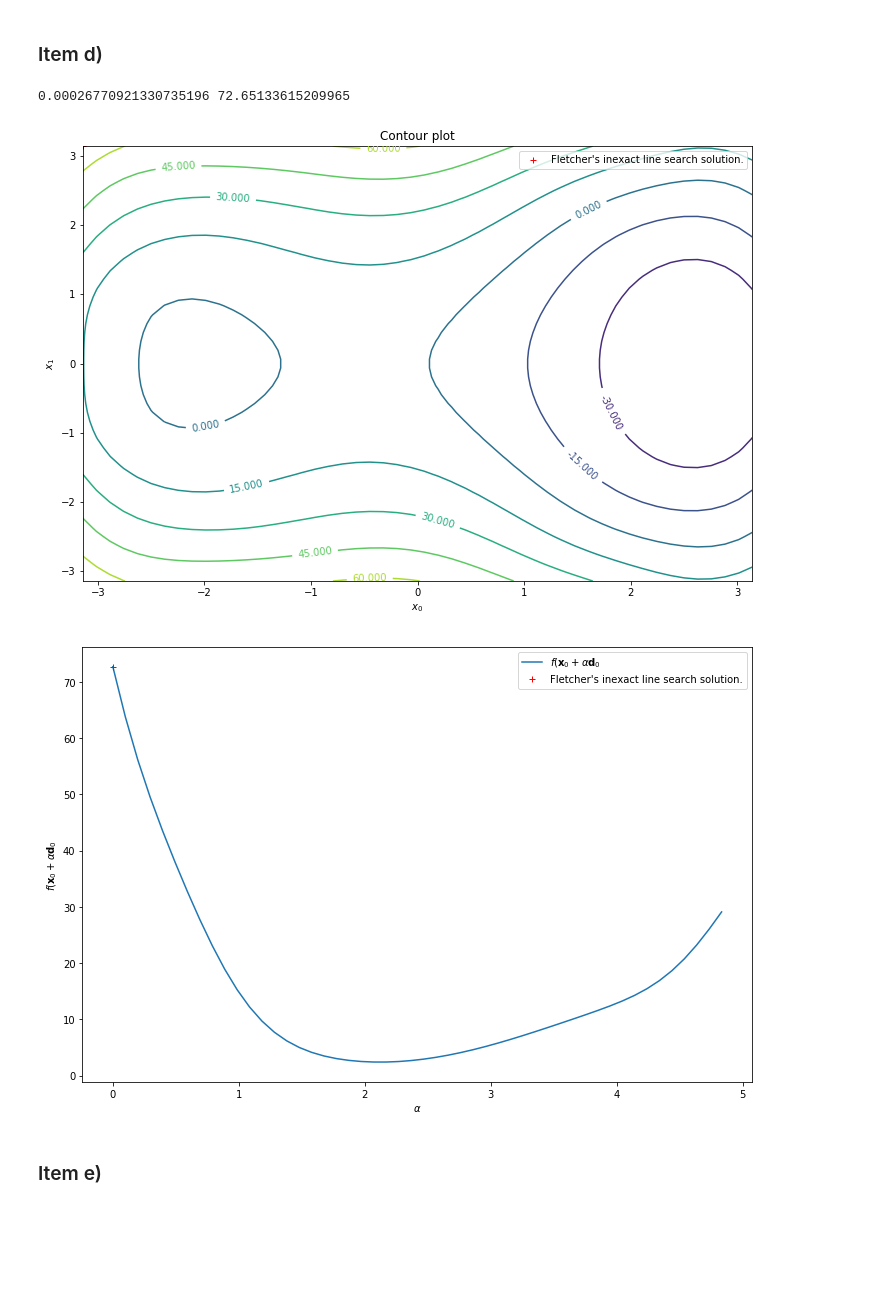
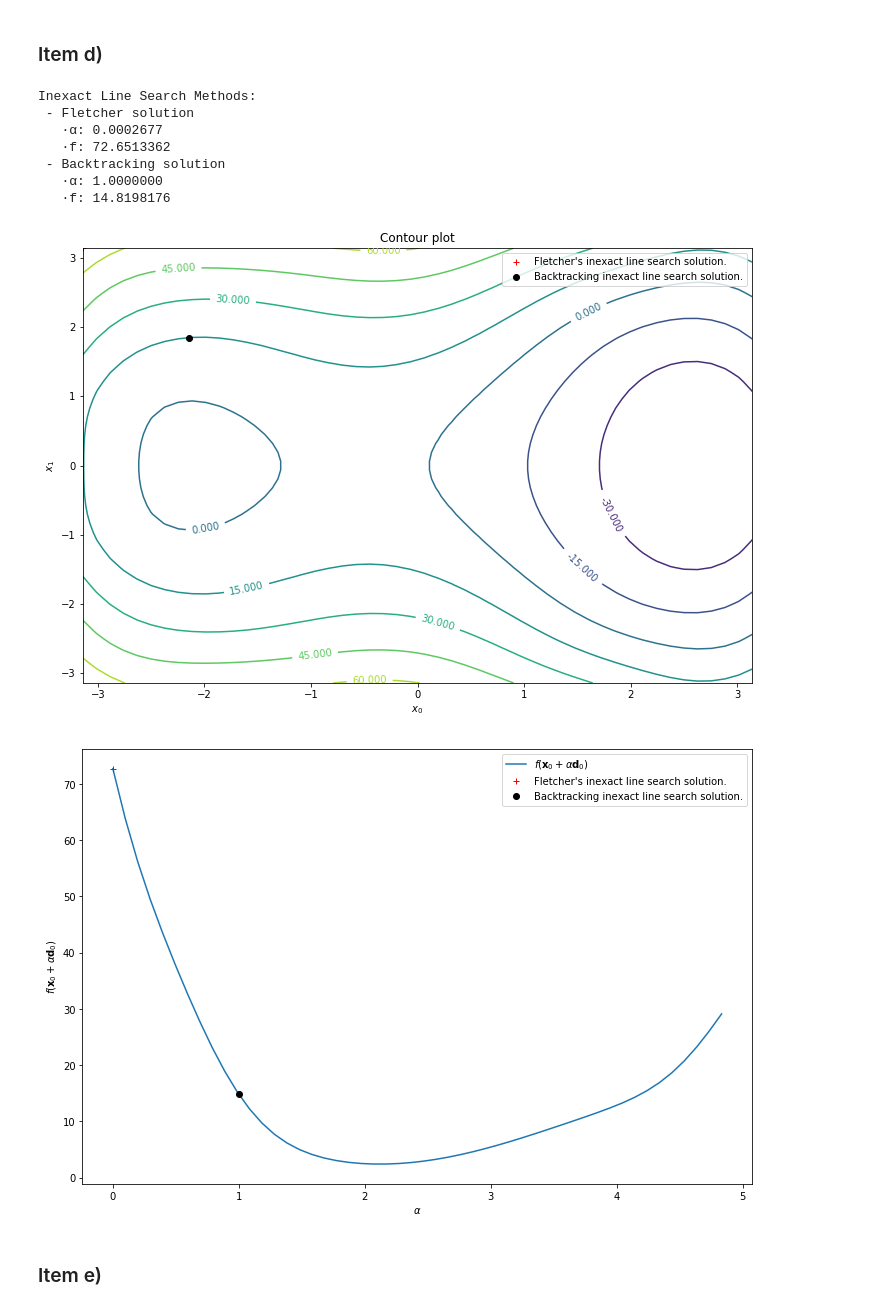
Before and after one commit to crucis/ConvexOptimization, a Jupyter notebook: Exercises/ExerciciosLista1.ipynb, the cells around one changed output. Drawn from its saved outputs; the diff is of its cells as text; code cells hidden in the pictures; blank space fills up the shorter version.

Commit message:
Added backtracking line search for 4.11

```diff
--- a/Exercises/ExerciciosLista1.ipynb
+++ b/Exercises/ExerciciosLista1.ipynb
@@ -216,19 +217,29 @@ d_0 = np.array([1.0, -1.3])
 func = functionObj(order4_polynomial)
 
 item_d_optimizer = InexactLineSearch(func, x_0, d_0)
-alpha, f0 = item_d_optimizer._line_search()
-print(alpha, f0)
+backtracking_opt = BacktrackingLineSearch(func, x_0, d_0)
+alpha_f, f0_f = item_d_optimizer._line_search()
+alpha_b, f0_b = backtracking_opt._backtracking_line_search(func.grad(x_0))
+print('Inexact Line Search Methods:')
+print(' - Fletcher solution\n   '+u'\u00B7' + u'\u03B1'+': %.7f\n   '%alpha_f + u'\u00B7' + 'f: %.7f'%f0_f)
+print(' - Backtracking solution\n   '+u'\u00B7'+ u'\u03B1'+': %.7f\n   '%alpha_b + u'\u00B7' + 'f: %.7f'%f0_b)
 # %% [output]
-0.00026770921330735196 72.65133615209965
+Inexact Line Search Methods:
+ - Fletcher solution
+   ·α: 0.0002677
+   ·f: 72.6513362
+ - Backtracking solution
+   ·α: 1.0000000
+   ·f: 14.8198176
 # %%
-plot_contour(x_0 + alpha*d_0)
+plot_contour(x_0 + alpha_f*d_0, x_0 + alpha_b*d_0)
 # %% [output]
-[figure, old version]
+[figure, new version]
 # %%
 alphas = np.linspace(0, 4.8332)
-plot_func_alpha(x_0, d_0, alphas, alpha, f0)
+plot_func_alpha(x_0, d_0, alphas, alpha_f, f0_f, alpha_b, f0_b)
 # %% [output]
-[figure, old version]
+[figure, new version]
 # %% [markdown]
 ### Item e)
 # %%
```
Also changed, not shown: parts of 16 cells of this notebook.
